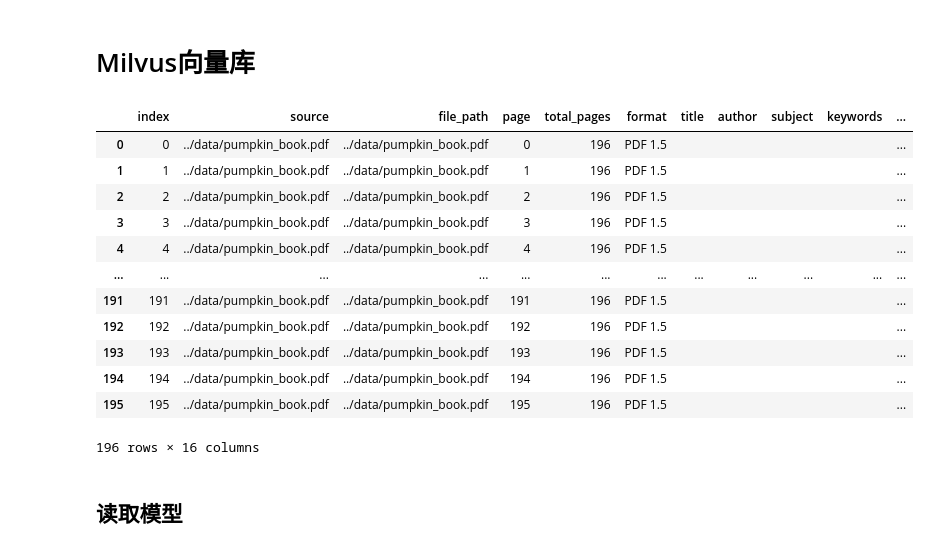
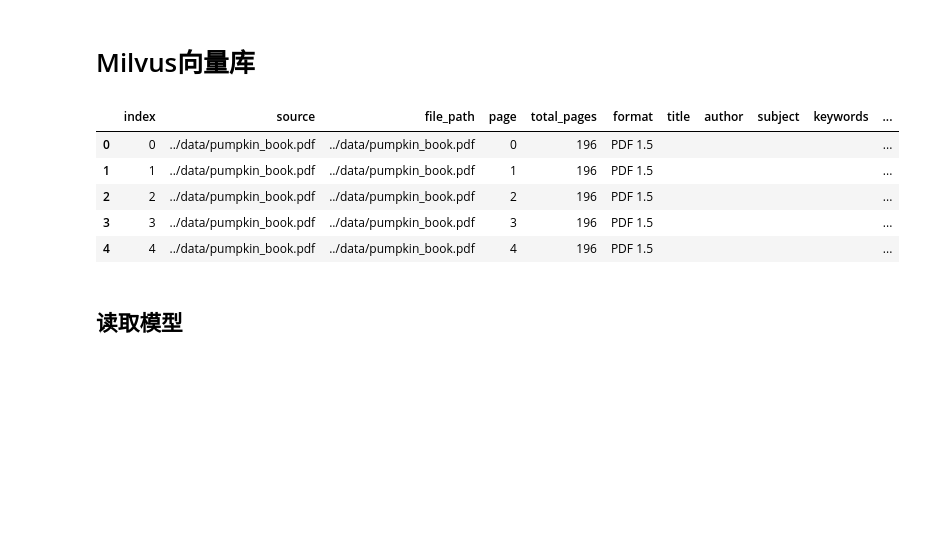
Before and after one commit to Heitao5200/my_blog, a Jupyter notebook: docs/组队学习/2024-06大模型开发实战/code/Task4.ipynb, the cells around one changed output. Drawn from its saved outputs; the diff is of its cells as text; code cells hidden in the pictures; blank space fills up the shorter version.

```diff
--- a/docs/组队学习/2024-06大模型开发实战/code/Task4.ipynb
+++ b/docs/组队学习/2024-06大模型开发实战/code/Task4.ipynb
@@ -165,21 +165,14 @@ def document2df(pdf_pages):
     return df
 df = document2df(pdf_pages)
 # %%
-df
+df.head()
 # %% [output]
 |  | index | source | file_path | page | total_pages | format | title | author | subject | keywords | ... |
 | 0 | 0 | ../data/pumpkin_book.pdf | ../data/pumpkin_book.pdf | 0 | 196 | PDF 1.5 |  |  |  |  | ... |
 | 1 | 1 | ../data/pumpkin_book.pdf | ../data/pumpkin_book.pdf | 1 | 196 | PDF 1.5 |  |  |  |  | ... |
 | 2 | 2 | ../data/pumpkin_book.pdf | ../data/pumpkin_book.pdf | 2 | 196 | PDF 1.5 |  |  |  |  | ... |
 | 3 | 3 | ../data/pumpkin_book.pdf | ../data/pumpkin_book.pdf | 3 | 196 | PDF 1.5 |  |  |  |  | ... |
 | 4 | 4 | ../data/pumpkin_book.pdf | ../data/pumpkin_book.pdf | 4 | 196 | PDF 1.5 |  |  |  |  | ... |
-| ... | ... | ... | ... | ... | ... | ... | ... | ... | ... | ... | ... |
-| 191 | 191 | ../data/pumpkin_book.pdf | ../data/pumpkin_book.pdf | 191 | 196 | PDF 1.5 |  |  |  |  | ... |
-| 192 | 192 | ../data/pumpkin_book.pdf | ../data/pumpkin_book.pdf | 192 | 196 | PDF 1.5 |  |  |  |  | ... |
-| 193 | 193 | ../data/pumpkin_book.pdf | ../data/pumpkin_book.pdf | 193 | 196 | PDF 1.5 |  |  |  |  | ... |
-| 194 | 194 | ../data/pumpkin_book.pdf | ../data/pumpkin_book.pdf | 194 | 196 | PDF 1.5 |  |  |  |  | ... |
-| 195 | 195 | ../data/pumpkin_book.pdf | ../data/pumpkin_book.pdf | 195 | 196 | PDF 1.5 |  |  |  |  | ... |
-196 rows × 16 columns
 # %%
 def delete_collection(COLLECTION_NAME):
     if utility.has_collection(COLLECTION_NAME):
```
Also changed, not shown: parts of 11 cells of this notebook, 1 other file.
